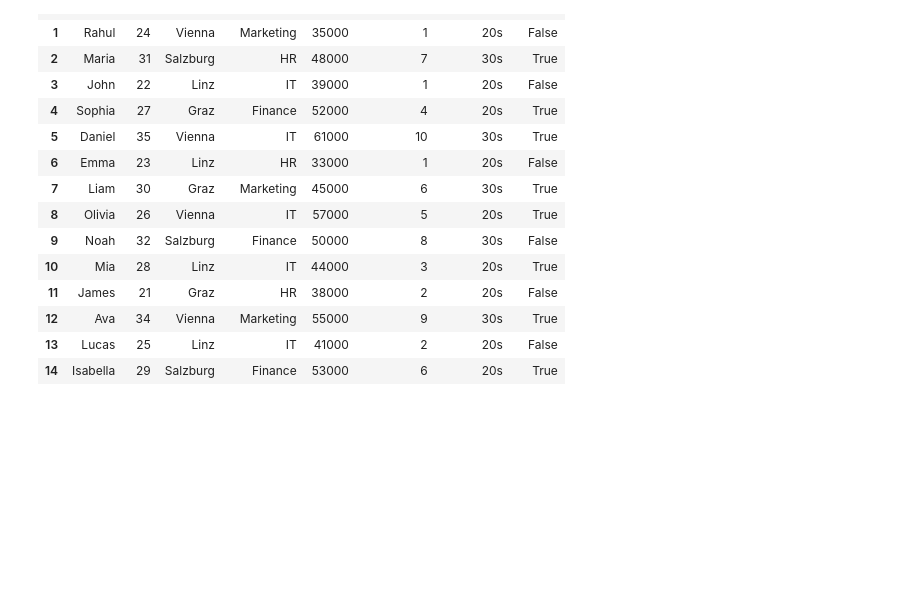
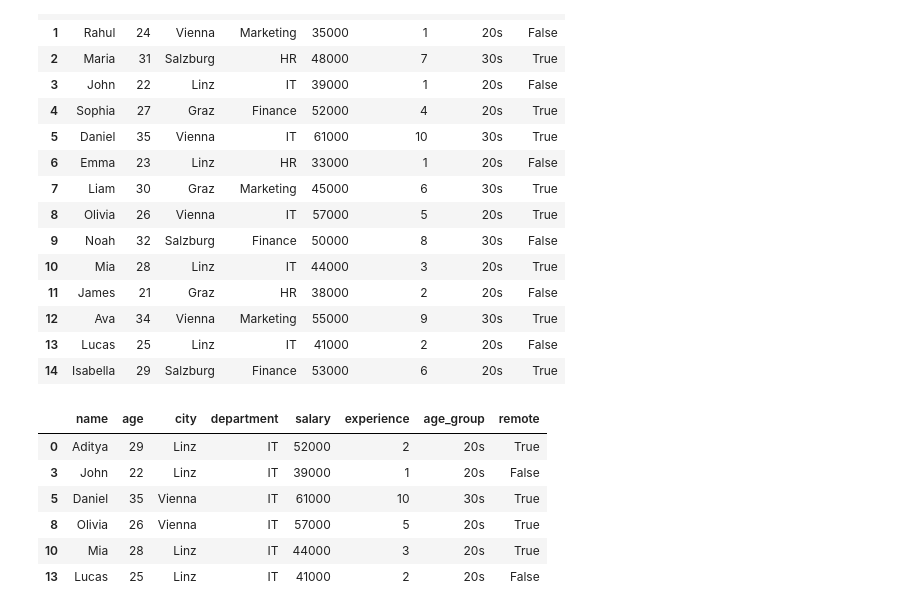
Before and after one commit to itmadityajoshi/pandas-one-shot, a Jupyter notebook: Filtering.ipynb, the cells around one changed output. Cells and saved outputs as stored; diff of their text form; code cells hidden in the pictures; blank space fills up the shorter version.

```diff
--- a/Filtering.ipynb
+++ b/Filtering.ipynb
@@ -197,3 +199,13 @@ df
 | 12 | Ava | 34 | Vienna | Marketing | 55000 | 9 | 30s | True |
 | 13 | Lucas | 25 | Linz | IT | 41000 | 2 | 20s | False |
 | 14 | Isabella | 29 | Salzburg | Finance | 53000 | 6 | 20s | True |
+# %%
+df[df["department"]== "IT"]
+# %% [output]
+|  | name | age | city | department | salary | experience | age_group | remote |
+| 0 | Aditya | 29 | Linz | IT | 52000 | 2 | 20s | True |
+| 3 | John | 22 | Linz | IT | 39000 | 1 | 20s | False |
+| 5 | Daniel | 35 | Vienna | IT | 61000 | 10 | 30s | True |
+| 8 | Olivia | 26 | Vienna | IT | 57000 | 5 | 20s | True |
+| 10 | Mia | 28 | Linz | IT | 44000 | 3 | 20s | True |
+| 13 | Lucas | 25 | Linz | IT | 41000 | 2 | 20s | False |
```
Also changed, not shown: parts of 4 cells of this notebook.
